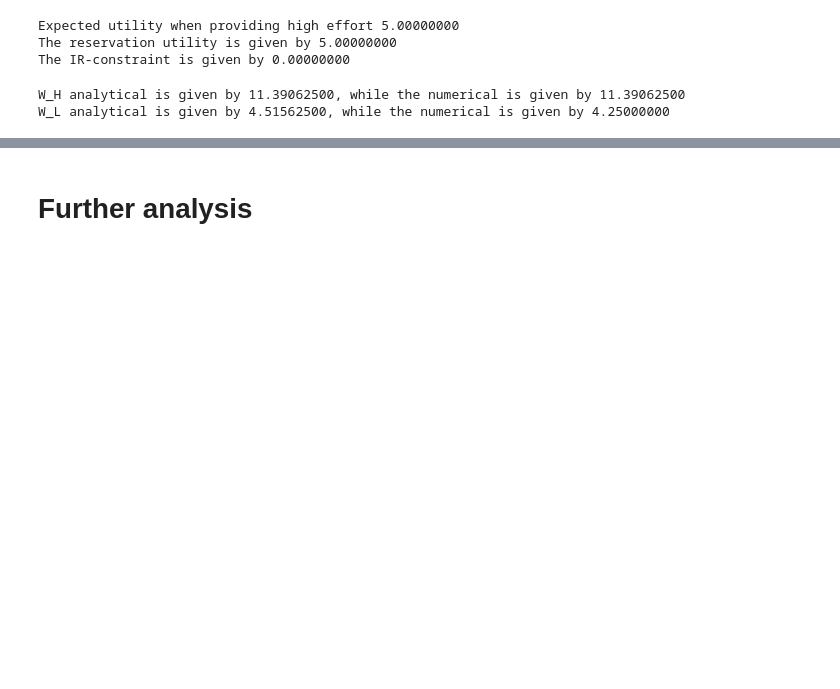
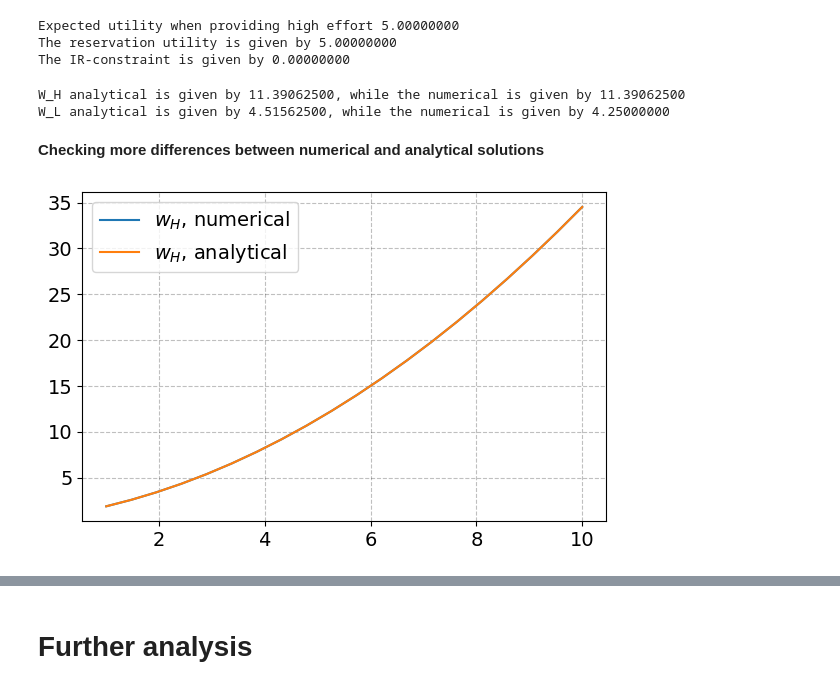
Before and after one commit to NumEconCopenhagen/projects-2023-lise-adam, a Jupyter notebook: modelproject/modelproject.ipynb, the cells around one changed output, grey strips where cells are left out. Saved outputs shown, nothing was run; the diff lists cells and outputs as text; code cells hidden in the pictures; blank space fills up the shorter version.

```diff
--- a/modelproject/modelproject.ipynb
+++ b/modelproject/modelproject.ipynb
@@ -16,6 +16,11 @@ import sympy as sm
 %load_ext autoreload
 %autoreload 2
 
+# plotting
+import matplotlib.pyplot as plt
+plt.rcParams.update({"axes.grid":True,"grid.color":"black","grid.alpha":"0.25","grid.linestyle":"--"})
+plt.rcParams.update({'font.size': 14})
+
 # local modules
 from modelproject import PrincipalAgentClass
 # %% [markdown]
@@ -197,8 +202,6 @@ print(f'The IR-constraint is given by {IR_constraint:.8f}')
 Expected utility when providing high effort 5.00000000
 The reservation utility is given by 5.00000000
 The IR-constraint is given by 0.00000000
-# %%
-wL_func = sm.lambdify(args=(pi_1,pi_0,rho,c,estar,ubar), expr=wL_without_wages)
 # %%
 # checking difference with analytical solution
 wH_analytical = wH_func(par.pi_1,par.pi_0,par.rho,par.c,par.e,par.ubar)
@@ -208,3 +211,38 @@ print(f'W_L analytical is given by {wL_analytical:.8f}, while the numerical is g
 # %% [output]
 W_H analytical is given by 11.39062500, while the numerical is given by 11.39062500
 W_L analytical is given by 4.51562500, while the numerical is given by 4.25000000
+# %%
+steps = 20
+u_grid = np.linspace(1,10,steps)
+
+wH_analytical_u = np.nan + np.zeros(steps)
+wH_numerical_u = np.nan + np.zeros(steps)
+wL_analytical_u = np.nan + np.zeros(steps)
+wL_numerical_u = np.nan + np.zeros(steps)
+IR_numerical_u = np.nan + np.zeros(steps)
+IC_numerical_u = np.nan + np.zeros(steps)
+IR_analytical_u = np.nan + np.zeros(steps)
+IC_analytical_u = np.nan + np.zeros(steps)
+# %% [markdown]
+**Checking more differences between numerical and analytical solutions**
+# %%
+for i,u in enumerate(u_grid):
+    par.ubar = u
+    model.solve()
+    wH_numerical_u[i] = sol.wH
+    wL_numerical_u[i] = sol.wL
+    wH_analytical_u[i] = wH_func(par.pi_1,par.pi_0,par.rho,par.c,par.e,par.ubar)[0]
+    wL_analytical_u[i] = wL_func(par.pi_1,par.pi_0,par.rho,par.c,par.e,par.ubar)
+    IR_numerical_u[i] = model.calc_utility(sol.wH,sol.wL,1) - par.ubar
+    IR_analytical_u[i] = model.calc_utility(wH_analytical_u[i],wL_analytical_u[i],1) - par.ubar
+    IC_numerical_u[i] = model.calc_utility(sol.wH,sol.wL,1) - model.calc_utility(sol.wH,sol.wL,0)
+    IC_analytical_u[i] = model.calc_utility(wH_analytical_u[i],wL_analytical_u[i],1) - model.calc_utility(wH_analytical_u[i],wL_analytical_u[i],0)
+# %%
+fig = plt.figure(figsize=(6,6/1.5))
+ax = fig.add_subplot(1,1,1)
+ax.plot(u_grid,wH_numerical_u,label=r'$w_H$, numerical')
+ax.plot(u_grid,wH_analytical_u, label=r'$w_H$, analytical')
+ax.legend(frameon=True)
+fig.tight_layout()
+# %% [output]
+[figure, added]
```
Also changed, not shown: parts of 3 cells of this notebook, 1 other file.
